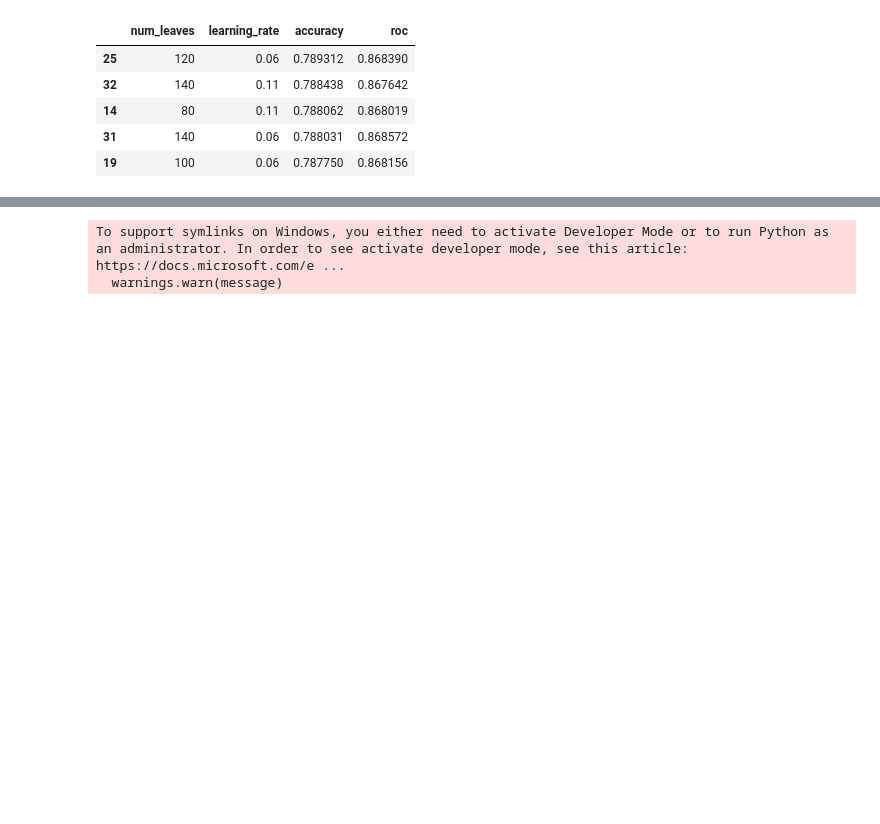
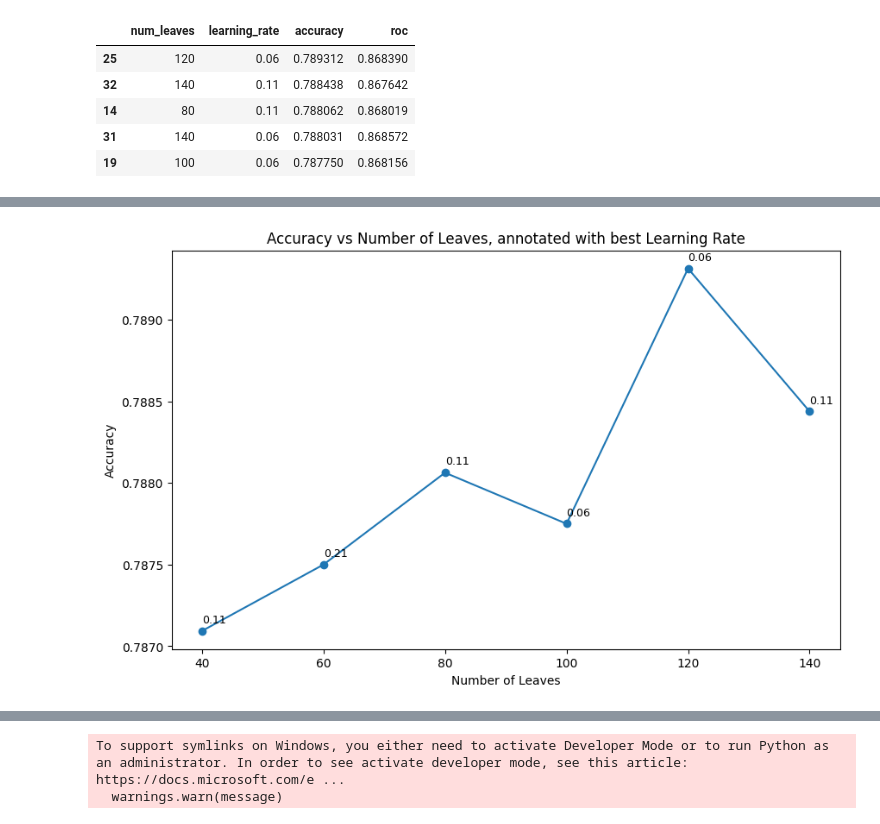
Before and after one commit to XIB1/machine_learning_course, a Jupyter notebook: project2/project2.ipynb, the cells around one changed output, grey strips where cells are left out. Drawn from its saved outputs; the diff is of its cells as text; code cells hidden in the pictures; blank space fills up the shorter version.

```diff
--- a/project2/project2.ipynb
+++ b/project2/project2.ipynb
@@ -312,0 +220,14 @@ Epoch 10/10
+# %%
+stats_leaves_sorted = s1.sort_values('accuracy', ascending=False).drop_duplicates(subset=['num_leaves'], keep='first').sort_values('num_leaves', ascending=True)
+
+plt.figure(figsize=(10, 6))
+plt.plot(stats_leaves_sorted['num_leaves'], stats_leaves_sorted['accuracy'], marker='o')
+for index, row in stats_leaves_sorted.iterrows():
+    plt.text(row['num_leaves'], row['accuracy'] + 0.00005, str(row['learning_rate']), fontsize=9, )
+plt.title('Accuracy vs Number of Leaves, annotated with best Learning Rate')
+plt.xlabel('Number of Leaves')
+plt.ylabel('Accuracy')
+plt.savefig('plots\\acc_vs_num_leaves.png', dpi=300)
+plt.show()
+# %% [output]
+[figure, added]
```
Also changed, not shown: parts of 27 cells of this notebook, 7 other files.
